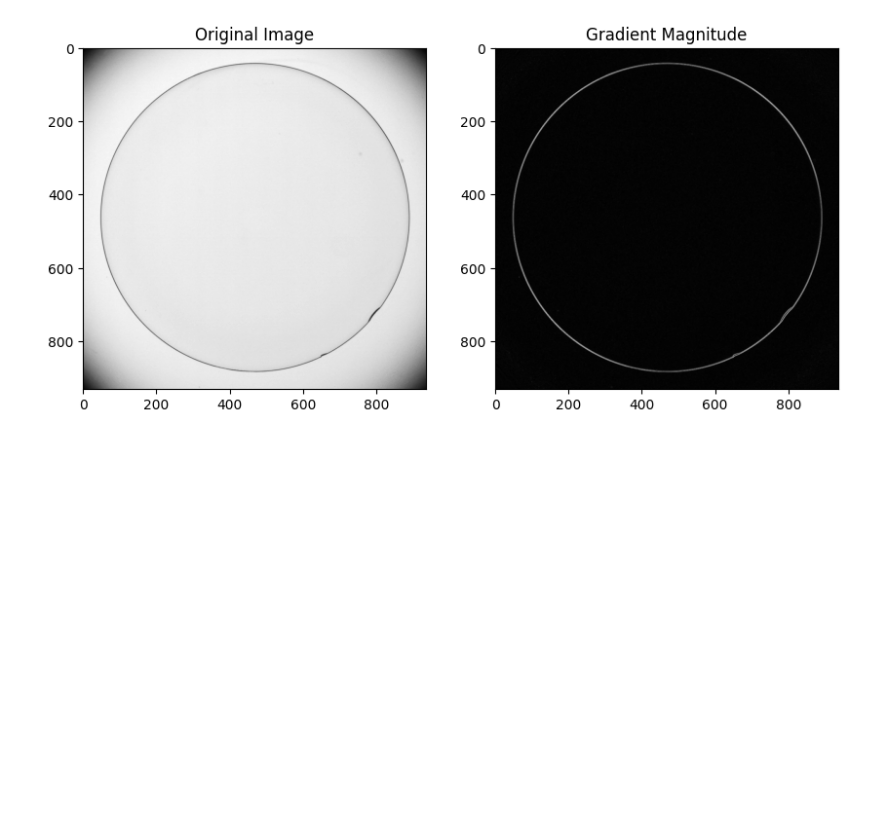
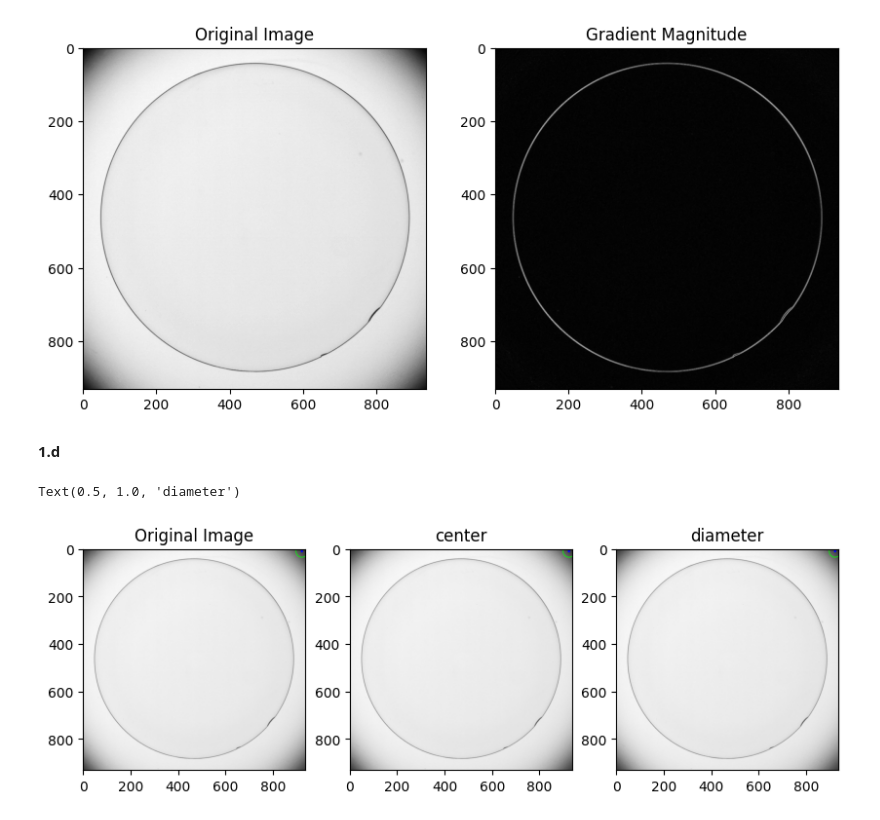
Before and after one commit to demithaR/ASSIGN-2, a Jupyter notebook: D-ENG-21-0046-ET _a02.ipynb, the cells around one changed output. Drawn from its saved outputs; the diff is of its cells as text; code cells hidden in the pictures; blank space fills up the shorter version.

```diff
--- a/D-ENG-21-0046-ET _a02.ipynb
+++ b/D-ENG-21-0046-ET _a02.ipynb
@@ -81,3 +81,54 @@ axs[1].set_title('Gradient Magnitude')
 plt.show()
 # %% [output]
 [figure]
+# %% [markdown]
+**1.d**
+# %%
+import cv2
+import numpy as np
+import matplotlib.pyplot as plt
+
+# Load the image
+img = cv2.imread('images/contactlens.tif')
+
+# Convert to grayscale
+gray = cv2.cvtColor(img, cv2.COLOR_BGR2GRAY)
+
+# Apply Gaussian blur to reduce noise
+blur = cv2.GaussianBlur(gray, (5,5), 0)
+
+# Threshold the image to create a binary image
+ret, thresh = cv2.threshold(blur, 80, 255, cv2.THRESH_BINARY_INV)
+
+# Find the contours of the binary image
+contours, hierarchy = cv2.findContours(thresh, cv2.RETR_EXTERNAL, cv2.CHAIN_APPROX_SIMPLE)
+
+# Find the largest contour, which should be the contact lens
+largest_contour = max(contours, key=cv2.contourArea)
+
+# Find the center of the contour by finding the average of all its points
+M = cv2.moments(largest_contour)
+cx = int(M['m10']/M['m00'])
+cy = int(M['m01']/M['m00'])
+
+# Find the diameter of the contour by finding the minimum enclosing circle
+(x,y), radius = cv2.minEnclosingCircle(largest_contour)
+diameter = int(radius * 2)
+
+# Draw the center and diameter on the original image
+center =cv2.circle(img, (cx, cy), 5, (0, 0, 255), -1)
+diameterr=cv2.circle(img, (cx, cy), diameter//2, (0, 255, 0), 2)
+
+fig, axs = plt.subplots(1, 3, figsize=(10, 5))
+
+axs[0].imshow(img, cmap='gray')
+axs[0].set_title('Original Image')
+
+axs[1].imshow(center, cmap='gray')
+axs[1].set_title('center')
+
+axs[2].imshow(diameterr, cmap='gray')
+axs[2].set_title('diameter')
+# %% [output]
+Text(0.5, 1.0, 'diameter')
+[figure, added]
```
Also changed, not shown: parts of 7 cells of this notebook.
